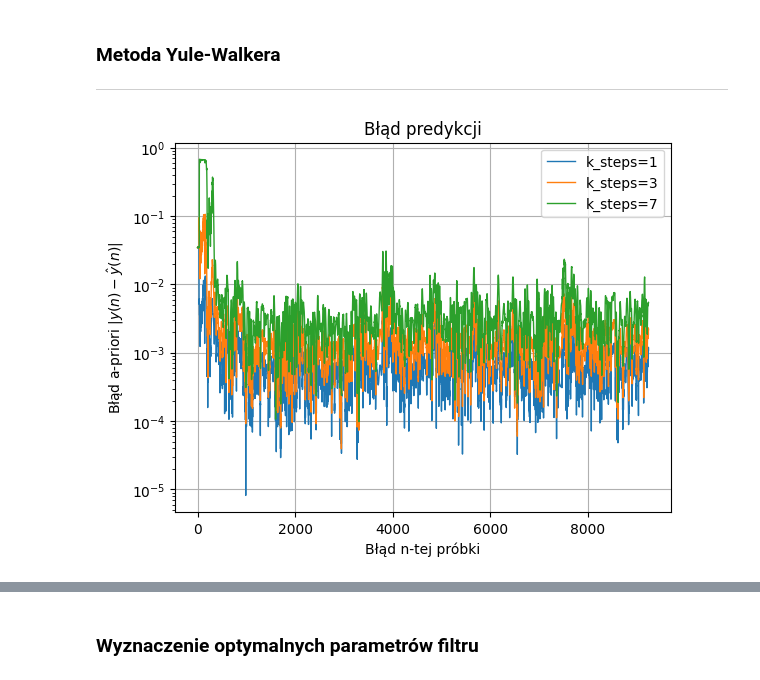
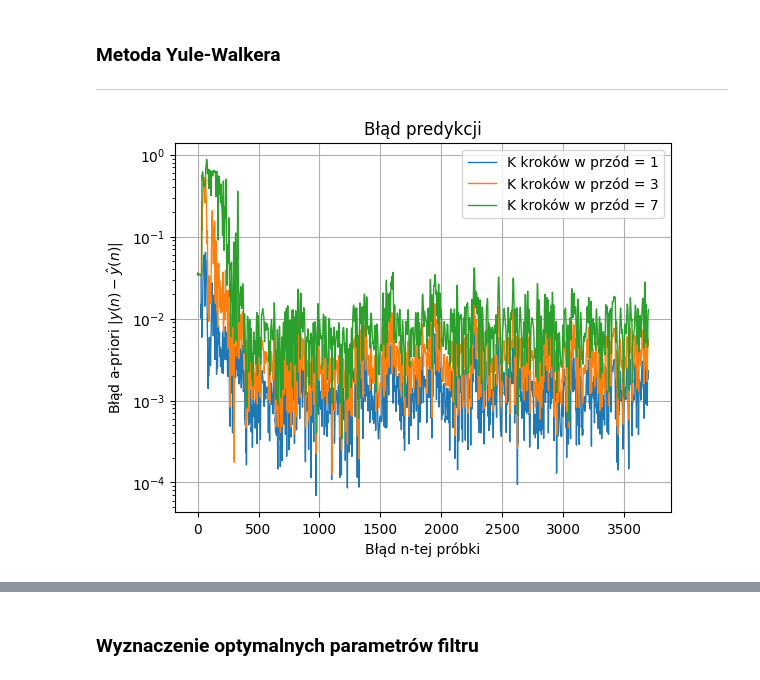
Before and after one commit to BezdzietnyAntoni/QuaternionPredictionAR, a Jupyter notebook: DroneYule.ipynb, the cells around one changed output, grey strips where cells are left out. Cells and saved outputs as stored; diff of their text form; code cells hidden in the pictures.

```diff
--- a/DroneYule.ipynb
+++ b/DroneYule.ipynb
@@ -41,12 +41,13 @@ qv.display_quat_as_euler([attitude], [attitude_time], ['a'])
 ---
 # %%
 P_ORDER    = 5
+DOWN_SAMPLING = 5
 K_FORECAST = [1,3,7]
-N_WINDOW = 8            # Minimal value (N_WINDOW > P_ORDER + 1)
+N_WINDOW = 8           # Minimal value (N_WINDOW > P_ORDER + 1)
 START_WINDOW = 30
 MU = 5e-3
 
-x = np.copy(attitude)[::2]
+x = np.copy(attitude)[::DOWN_SAMPLING]
 y = np.ones((len(K_FORECAST), x.shape[0] + max(K_FORECAST)), dtype = qt.quaternion)
 
 corr_matrix = qu.correlationMatrix(x[:START_WINDOW][::-1], P_ORDER + 1 , normalize=True)
@@ -62,6 +63,6 @@ for i in range(START_WINDOW, x.shape[0]+1):
     for k, k_steps in enumerate(K_FORECAST):
         y[k, i + k_steps - 1] = qu.predictionKSteps(np.copy(x[i-P_ORDER-1 : i][::-1]), np.concatenate(([qt.quaternion(1,0,0,0)],w)), k_steps)
 # %%
-qv.displayPredictionError(x,y,K_FORECAST)
+qv.displayPredictionError(x,y,K_FORECAST, label_form='K kroków w przód = {}')
 # %% [output]
-[figure, old version]
+[figure, new version]
```
Also changed, not shown: parts of 14 cells of this notebook, 1 other file.
